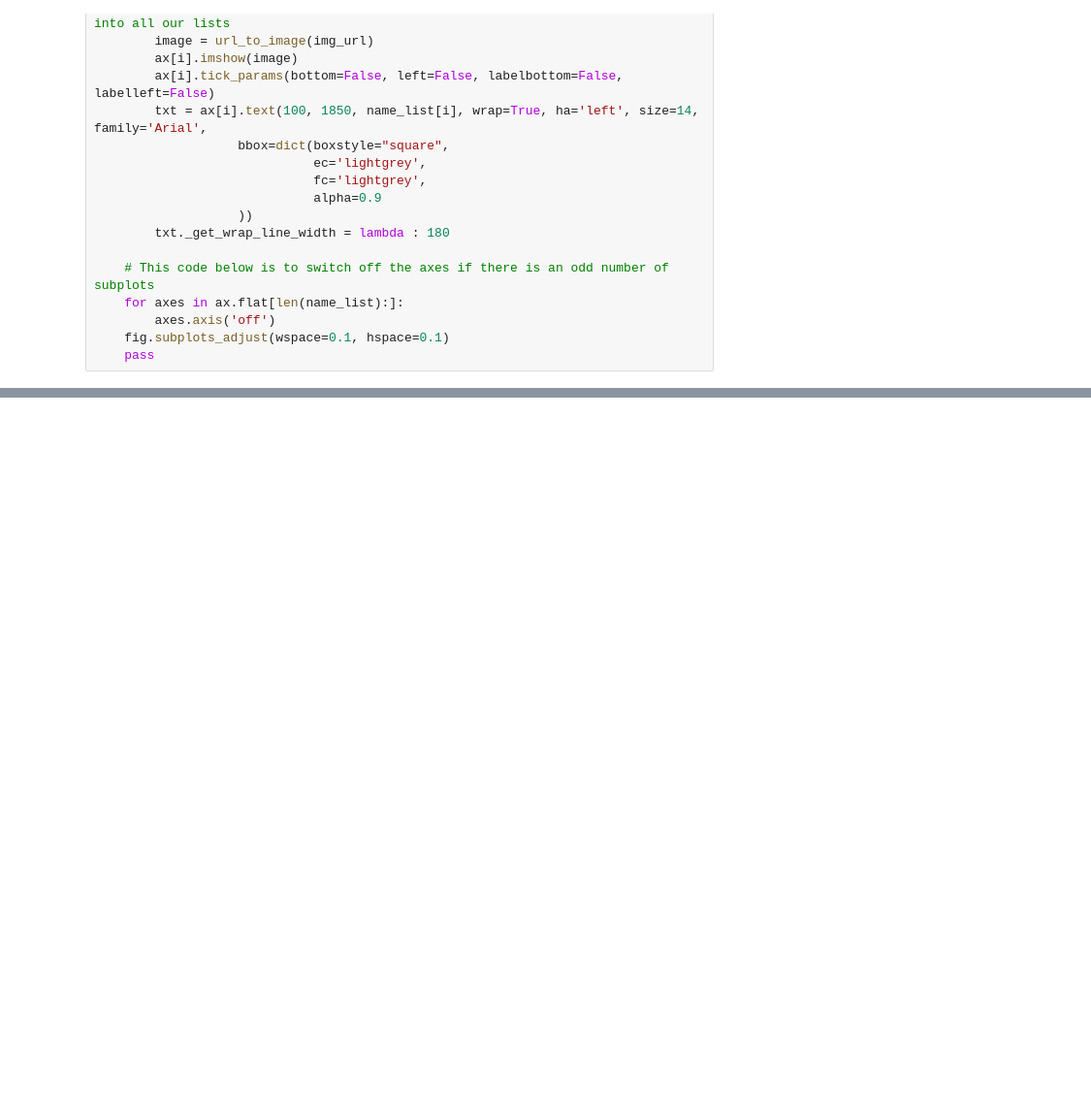
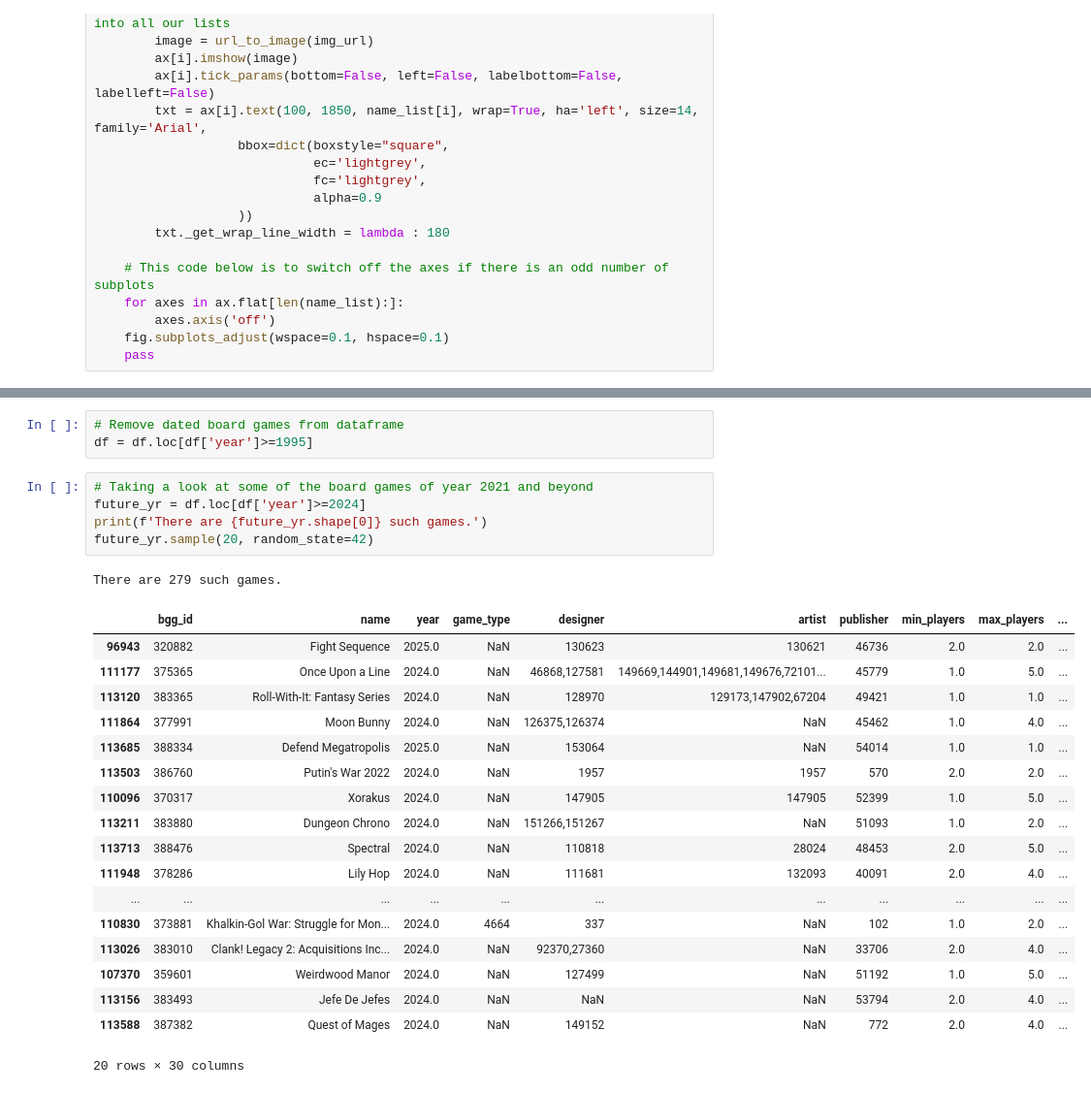
Before and after one commit to Paulaszka/book_recommender_system_new, a Jupyter notebook: notebook_1.ipynb, the cells around one changed output, grey strips where cells are left out. Shown at 97% size. Saved outputs shown, nothing was run; the diff lists cells and outputs as text; blank space fills up the shorter version.

```diff
--- a/notebook_1.ipynb
+++ b/notebook_1.ipynb
@@ -444,0 +449,28 @@ subplot_images(neg_yr_imgs, neg_yr['name'].values[:8])
+# %%
+# Remove dated board games from dataframe
+df = df.loc[df['year']>=1995]
+# %%
+# Taking a look at some of the board games of year 2021 and beyond
+future_yr = df.loc[df['year']>=2024]
+print(f'There are {future_yr.shape[0]} such games.')
+future_yr.sample(20, random_state=42)
+# %% [output]
+There are 279 such games.
+|  | bgg_id | name | year | game_type | designer | artist | publisher | min_players | max_players | ... |
+| 96943 | 320882 | Fight Sequence | 2025.0 | NaN | 130623 | 130621 | 46736 | 2.0 | 2.0 | ... |
+| 111177 | 375365 | Once Upon a Line | 2024.0 | NaN | 46868,127581 | 149669,144901,149681,149676,72101... | 45779 | 1.0 | 5.0 | ... |
+| 113120 | 383365 | Roll-With-It: Fantasy Series | 2024.0 | NaN | 128970 | 129173,147902,67204 | 49421 | 1.0 | 1.0 | ... |
+| 111864 | 377991 | Moon Bunny | 2024.0 | NaN | 126375,126374 | NaN | 45462 | 1.0 | 4.0 | ... |
+| 113685 | 388334 | Defend Megatropolis | 2025.0 | NaN | 153064 | NaN | 54014 | 1.0 | 1.0 | ... |
+| 113503 | 386760 | Putin's War 2022 | 2024.0 | NaN | 1957 | 1957 | 570 | 2.0 | 2.0 | ... |
+| 110096 | 370317 | Xorakus | 2024.0 | NaN | 147905 | 147905 | 52399 | 1.0 | 5.0 | ... |
+| 113211 | 383880 | Dungeon Chrono | 2024.0 | NaN | 151266,151267 | NaN | 51093 | 1.0 | 2.0 | ... |
+| 113713 | 388476 | Spectral | 2024.0 | NaN | 110818 | 28024 | 48453 | 2.0 | 5.0 | ... |
+| 111948 | 378286 | Lily Hop | 2024.0 | NaN | 111681 | 132093 | 40091 | 2.0 | 4.0 | ... |
+| ... | ... | ... | ... | ... | ... | ... | ... | ... | ... | ... |
+| 110830 | 373881 | Khalkin-Gol War: Struggle for Mon... | 2024.0 | 4664 | 337 | NaN | 102 | 1.0 | 2.0 | ... |
+| 113026 | 383010 | Clank! Legacy 2: Acquisitions Inc... | 2024.0 | NaN | 92370,27360 | NaN | 33706 | 2.0 | 4.0 | ... |
+| 107370 | 359601 | Weirdwood Manor | 2024.0 | NaN | 127499 | NaN | 51192 | 1.0 | 5.0 | ... |
+| 113156 | 383493 | Jefe De Jefes | 2024.0 | NaN | NaN | NaN | 53794 | 2.0 | 4.0 | ... |
+| 113588 | 387382 | Quest of Mages | 2024.0 | NaN | 149152 | NaN | 772 | 2.0 | 4.0 | ... |
+20 rows × 30 columns
```
Also changed, not shown: parts of 4 cells of this notebook.
